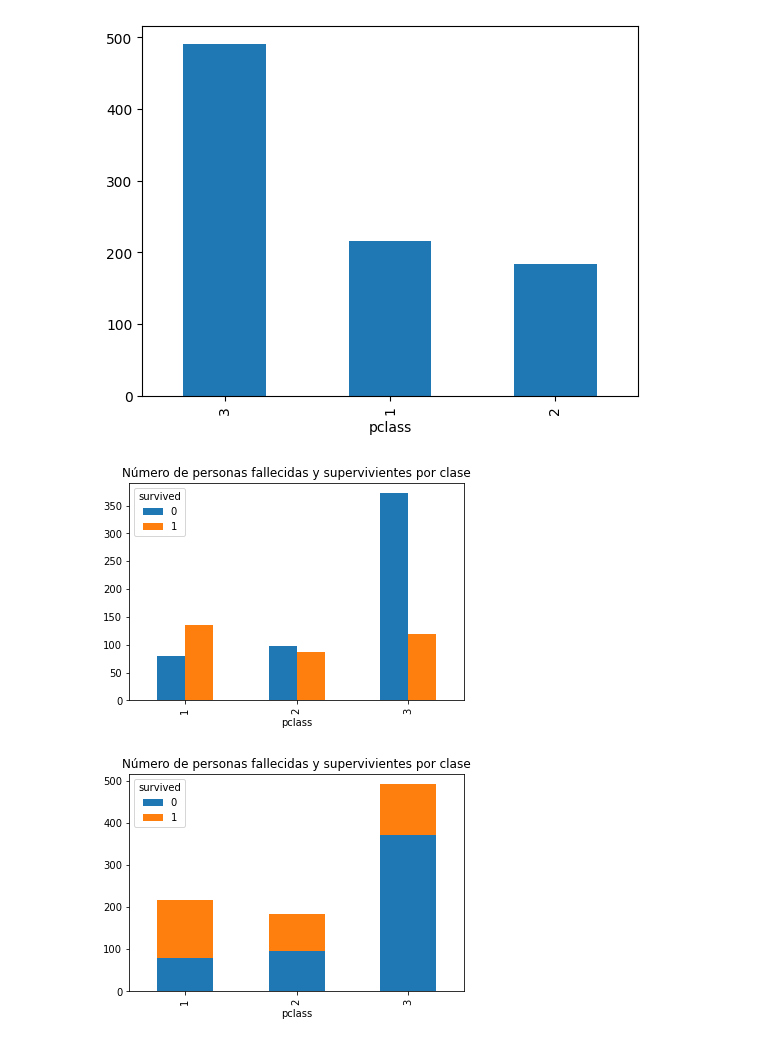
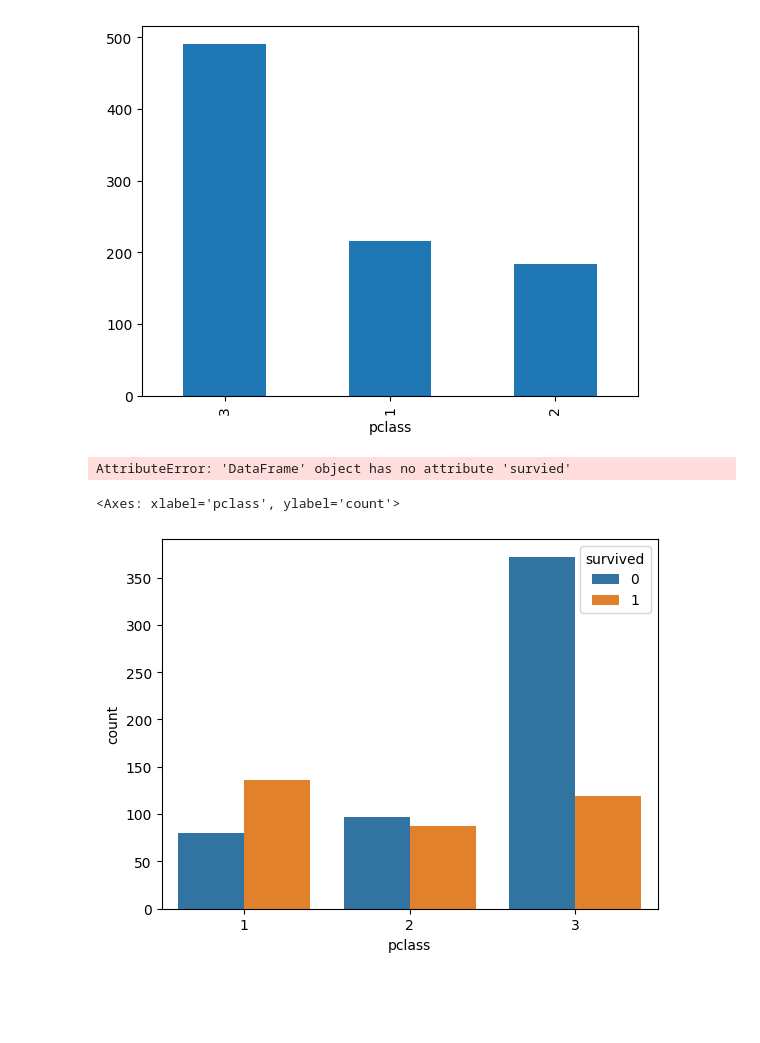
Before and after one commit to socrallacer/IA_DIPLOMA_SAMSUNG, a Jupyter notebook: NUMPY ARRAYS/Exercises/Ejercicios Matplotlib.ipynb, the cells around one changed output. Saved outputs shown, nothing was run; the diff lists cells and outputs as text; code cells hidden in the pictures; blank space fills up the shorter version.

```diff
--- a/NUMPY ARRAYS/Exercises/Ejercicios Matplotlib.ipynb
+++ b/NUMPY ARRAYS/Exercises/Ejercicios Matplotlib.ipynb
@@ -175,9 +175,18 @@ titanic['pclass'].value_counts().plot.bar()
 [figure]
 # %%
 # Diagrama de barras con el número de personas fallecidas y supervivientes de cada clase
+titanic.groupby(by=["pclass"])[titanic.survied==0,titanic.survived==1].count().plot.bar()
 # %% [output]
-[figure, removed]
+AttributeError: 'DataFrame' object has no attribute 'survied'
 # %%
 # Diagrama de barras con el número de personas fallecidas y supervivientes acumuladas de cada clase
+vivos=titanic[titanic.survived ==1]['pclass']
+muertos= titanic[titanic.survived ==0]['pclass']
+
+#plt.bar(vivos.value_counts().index,vivos.value_counts())
+#plt.bar(muertos.value_counts().index,muertos.value_counts())
+
+sns.countplot(x='pclass', data=titanic,hue='survived',)
 # %% [output]
+<Axes: xlabel='pclass', ylabel='count'>
-[figure, old version]
+[figure, new version]
```
Also changed, not shown: parts of 2 cells of this notebook, 6 other files.
